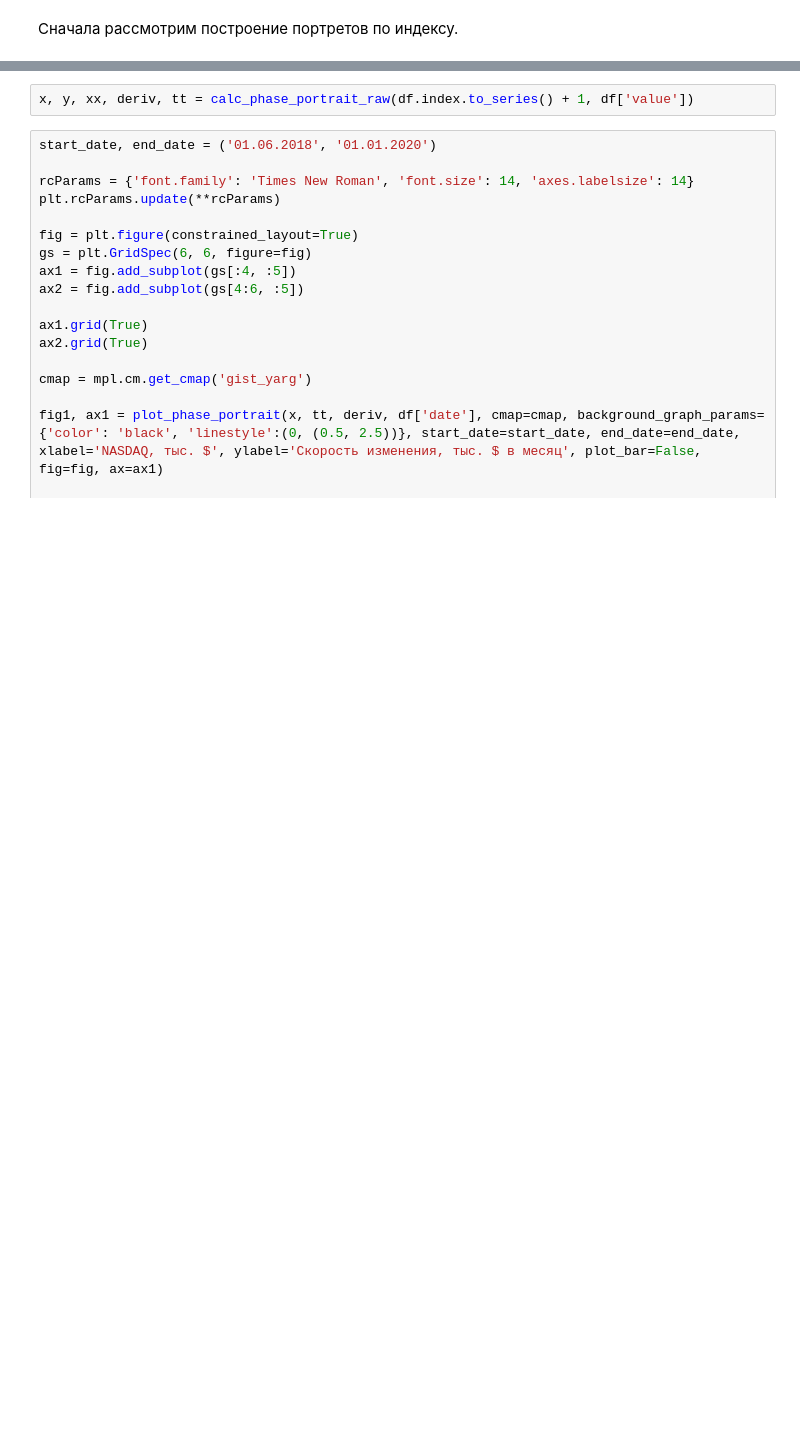
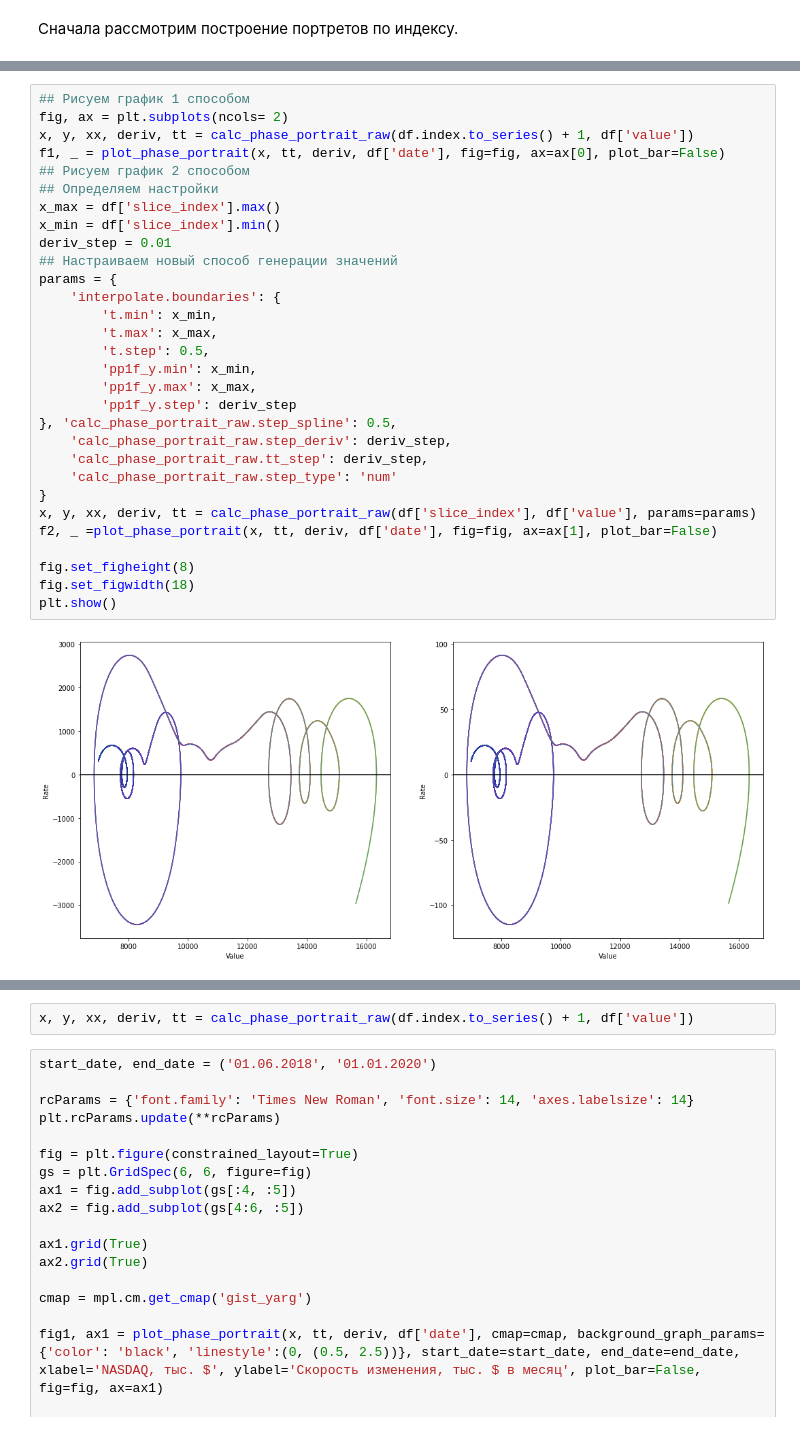
Before and after one commit to Karpovich-alex/phase-portrait-Nasdaq, a Jupyter notebook: analyse_portrait_method.ipynb, the cells around one changed output, grey strips where cells are left out. Drawn from its saved outputs; the diff is of its cells as text; blank space fills up the shorter version.

```diff
--- a/analyse_portrait_method.ipynb
+++ b/analyse_portrait_method.ipynb
@@ -72,0 +106,32 @@ plt.show()
+# %%
+## Рисуем график 1 способом
+fig, ax = plt.subplots(ncols= 2)
+x, y, xx, deriv, tt = calc_phase_portrait_raw(df.index.to_series() + 1, df['value'])
+f1, _ = plot_phase_portrait(x, tt, deriv, df['date'], fig=fig, ax=ax[0], plot_bar=False)
+## Рисуем график 2 способом
+## Определяем настройки
+x_max = df['slice_index'].max()
+x_min = df['slice_index'].min()
+deriv_step = 0.01
+## Настраиваем новый способ генерации значений
+params = {
+    'interpolate.boundaries': {
+        't.min': x_min,
+        't.max': x_max,
+        't.step': 0.5,
+        'pp1f_y.min': x_min,
+        'pp1f_y.max': x_max,
+        'pp1f_y.step': deriv_step
+}, 'calc_phase_portrait_raw.step_spline': 0.5,
+    'calc_phase_portrait_raw.step_deriv': deriv_step,
+    'calc_phase_portrait_raw.tt_step': deriv_step,
+    'calc_phase_portrait_raw.step_type': 'num'
+}
+x, y, xx, deriv, tt = calc_phase_portrait_raw(df['slice_index'], df['value'], params=params)
+f2, _ =plot_phase_portrait(x, tt, deriv, df['date'], fig=fig, ax=ax[1], plot_bar=False)
+
+fig.set_figheight(8)
+fig.set_figwidth(18)
+plt.show()
+# %% [output]
+[figure, added]
```
Also changed, not shown: parts of 30 cells of this notebook, 4 other files.
